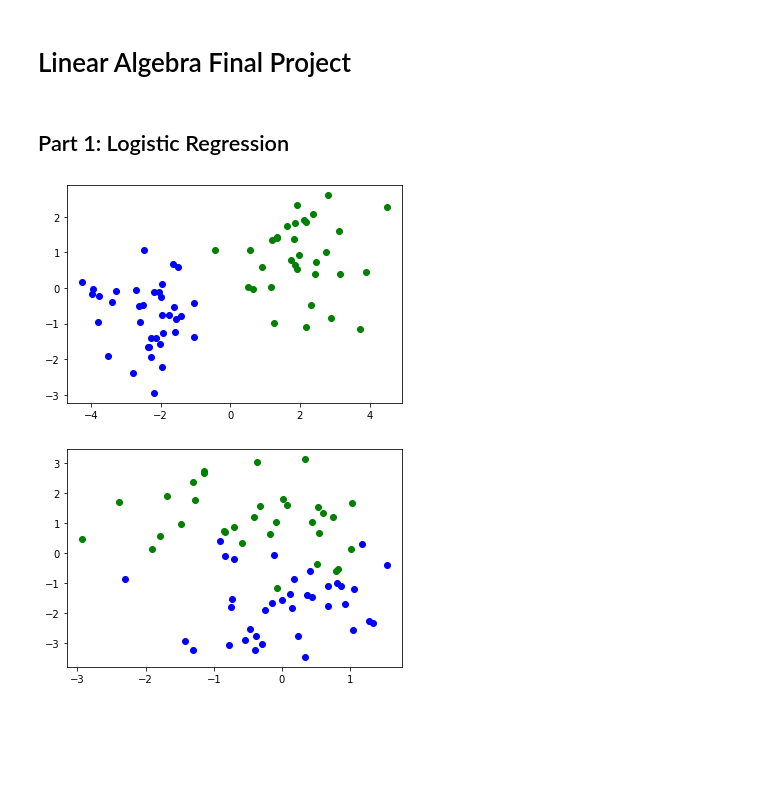
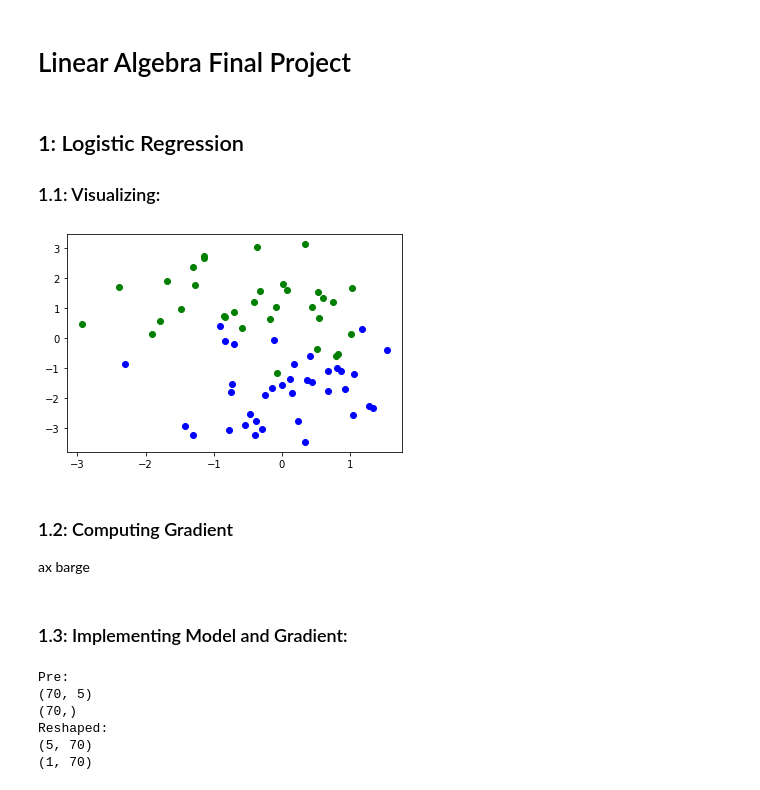
Before and after one commit to tanazgh/LA_Final_Project, a Jupyter notebook: Doc/LA_Final.ipynb, the cells around one changed output. Saved outputs shown, nothing was run; the diff lists cells and outputs as text; code cells hidden in the pictures; blank space fills up the shorter version.

Commit message:
part 1

```diff
--- a/Doc/LA_Final.ipynb
+++ b/Doc/LA_Final.ipynb
@@ -3,30 +6,49 @@
 # %% [markdown]
-## Part 1: Logistic Regression
+## 1: Logistic Regression
+### 1.1: Visualizing:
 # %%
-import numpy as np
-import matplotlib.pyplot as plt
+# # visualizing 2d data
+# raw_data = np.load('../Data/data2d.npz')
+# X = raw_data['X']
+# Y = np.array(raw_data['y'])
 
-# visualizing 2d data
-raw_data = np.load('../Data/data2d.npz')
-x = raw_data['X']
-y = np.array(raw_data['y'])
-
-z = x[y == 1]
-plt.plot(z[:, 0], z[:, 1], 'bo')
-z = x[y == 0]
-plt.plot(z[:, 0], z[:, 1], 'go')
-plt.show()
+# z = X[Y == 1]
+# plt.plot(z[:, 0], z[:, 1], 'bo')
+# z = X[Y == 0]
+# plt.plot(z[:, 0], z[:, 1], 'go')
+# plt.show()
 
 # visualizing 5d data
 raw_data = np.load('../Data/data5d.npz')
-x = raw_data['X']
-y = np.array(raw_data['y'])
+X = raw_data['X']
+Y = np.array(raw_data['y'])
 
-z = x[y == 1]
+z = X[Y == 1]
 plt.plot(z[:, 0], z[:, 1], 'bo')
-z = x[y == 0]
+z = X[Y == 0]
 plt.plot(z[:, 0], z[:, 1], 'go')
 plt.show()
 # %% [output]
-[figure, old version]
+[figure, new version]
-[figure, removed]
+# %% [markdown]
+### 1.2: Computing Gradient
+ax barge
+# %% [markdown]
+### 1.3: Implementing Model and Gradient:
+# %%
+print("Pre:")
+print(X.shape)
+print(Y.shape)
+#Reshape Data:
+X = X.T
+Y = Y.reshape(1, Y.shape[0])
+print("Reshaped:")
+print(X.shape)
+print(Y.shape)
+# %% [output]
+Pre:
+(70, 5)
+(70,)
+Reshaped:
+(5, 70)
+(1, 70)
```
Also changed, not shown: parts of 6 cells of this notebook.
